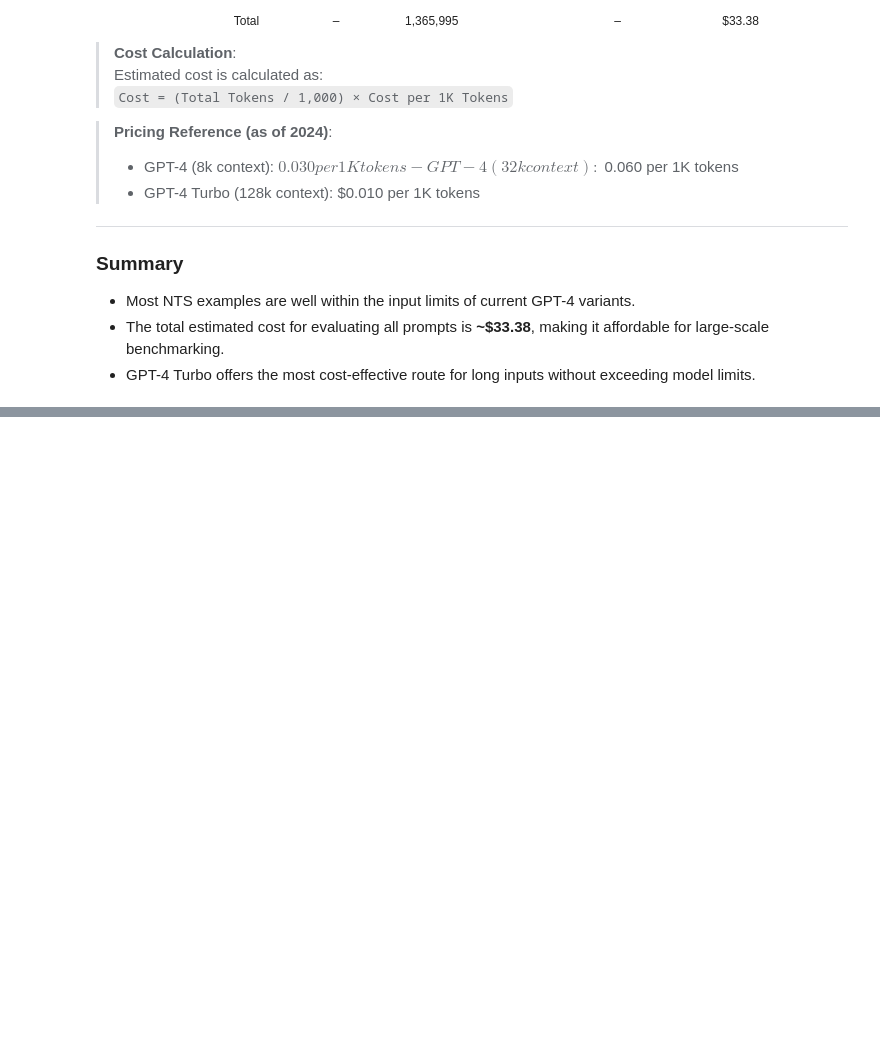
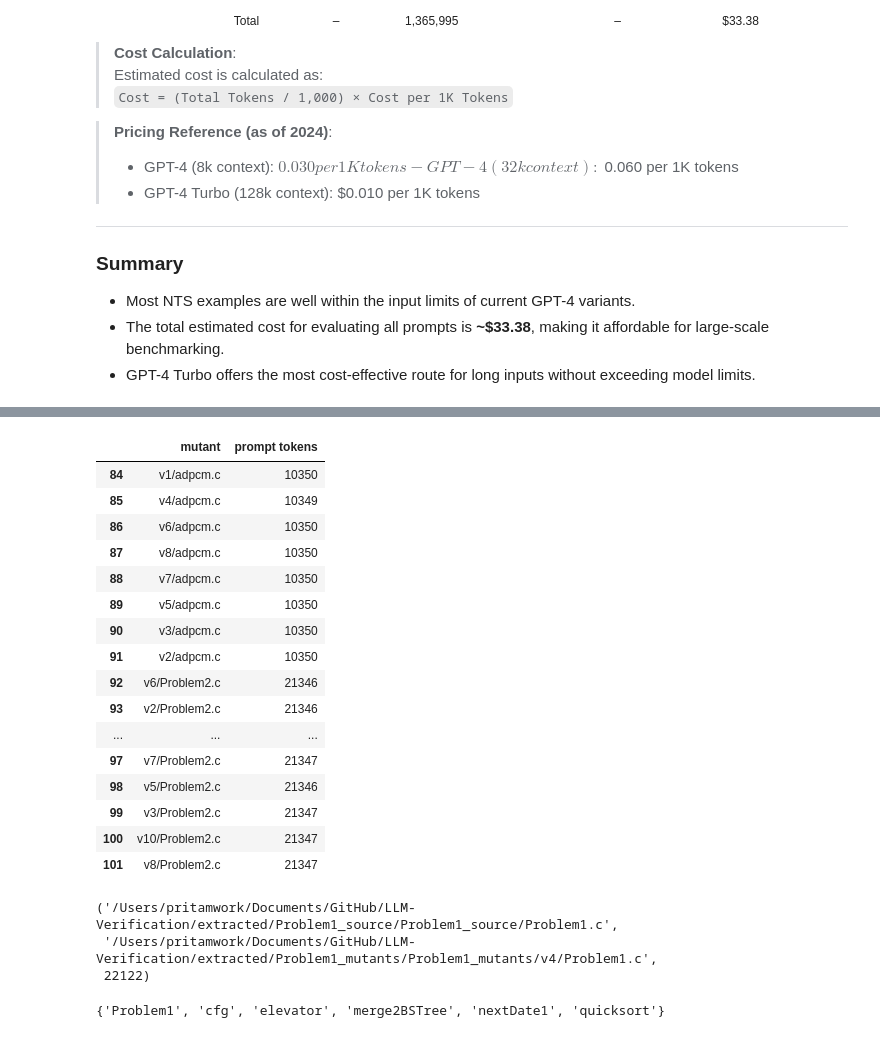
Before and after one commit to pritamkulkarni-iitgoa/LLM-Verification, a Jupyter notebook: cost_estimation_for_NTS.ipynb, the cells around one changed output, grey strips where cells are left out. Cells and saved outputs as stored; diff of their text form; code cells hidden in the pictures; blank space fills up the shorter version.

```diff
--- a/cost_estimation_for_NTS.ipynb
+++ b/cost_estimation_for_NTS.ipynb
@@ -643,0 +656,30 @@ After processing the NTS benchmark examples, we summarize the token usage and es
+# %%
+prompt_size_df[(prompt_size_df['prompt tokens'] > 8192) & (prompt_size_df['prompt tokens'] <= 32768)]
+# %% [output]
+|  | mutant | prompt tokens |
+| 84 | v1/adpcm.c | 10350 |
+| 85 | v4/adpcm.c | 10349 |
+| 86 | v6/adpcm.c | 10350 |
+| 87 | v8/adpcm.c | 10350 |
+| 88 | v7/adpcm.c | 10350 |
+| 89 | v5/adpcm.c | 10350 |
+| 90 | v3/adpcm.c | 10350 |
+| 91 | v2/adpcm.c | 10350 |
+| 92 | v6/Problem2.c | 21346 |
+| 93 | v2/Problem2.c | 21346 |
+| ... | ... | ... |
+| 97 | v7/Problem2.c | 21347 |
+| 98 | v5/Problem2.c | 21346 |
+| 99 | v3/Problem2.c | 21347 |
+| 100 | v10/Problem2.c | 21347 |
+| 101 | v8/Problem2.c | 21347 |
+# %%
+sorted_tuples_list[83]
+# %% [output]
+('/Users/pritamwork/Documents/GitHub/LLM-Verification/extracted/Problem1_source/Problem1_source/Problem1.c',
+ '/Users/pritamwork/Documents/GitHub/LLM-Verification/extracted/Problem1_mutants/Problem1_mutants/v4/Problem1.c',
+ 22122)
+# %%
+set([tuple_val[1].split('/')[-3].split('_')[0] for tuple_val in sorted_tuples_list[:84]])
+# %% [output]
+{'Problem1', 'cfg', 'elevator', 'merge2BSTree', 'nextDate1', 'quicksort'}
```
Also changed, not shown: parts of 35 cells of this notebook.
